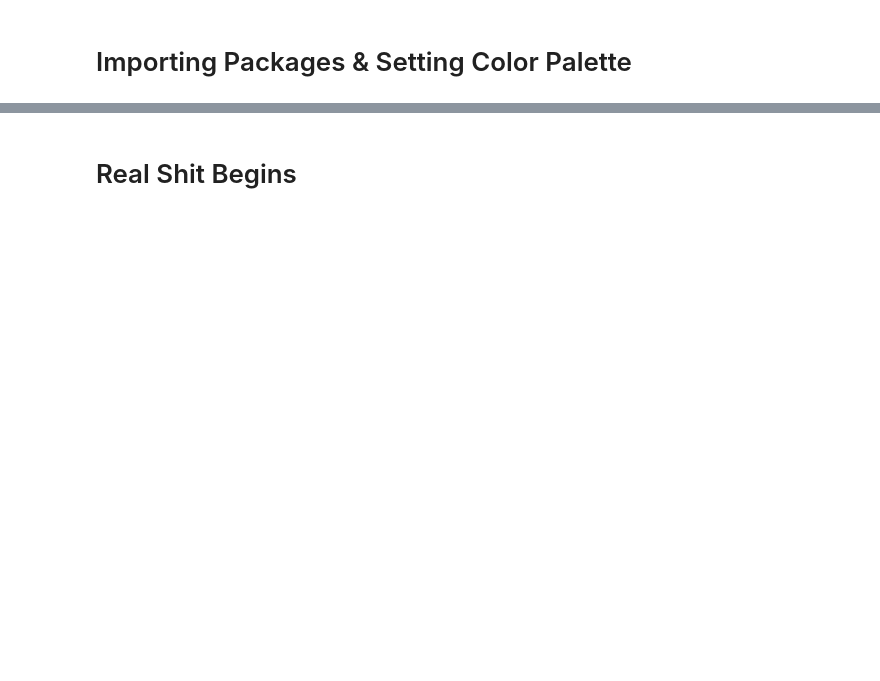
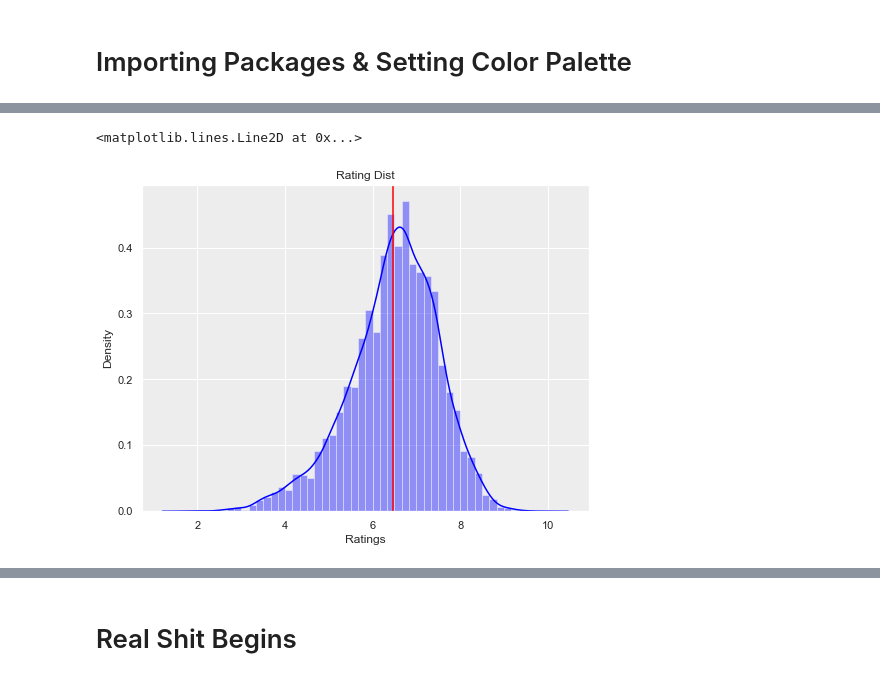
Before and after one commit to Ferdostto/Jupyter_Notebook_Test, a Jupyter notebook: BA Anime Recommendation Engine.ipynb, the cells around one changed output, grey strips where cells are left out. Saved outputs shown, nothing was run; the diff lists cells and outputs as text; code cells hidden in the pictures; blank space fills up the shorter version.

Commit message:
Read and Dist plot

```diff
--- a/BA Anime Recommendation Engine.ipynb
+++ b/BA Anime Recommendation Engine.ipynb
@@ -26,0 +21,3 @@ Life is gonna be great, just you hang in there, my bruv
+# %%
+anime = pd.read_csv(r'C:\Users\ASUS\Downloads\DATA DATA DATA (BA)\anime.csv')
+rating = pd.read_csv(r'C:\Users\ASUS\Downloads\DATA DATA DATA (BA)\rating.csv')
@@ -26,0 +42,9 @@ Life is gonna be great, just you hang in there, my bruv
+# %%
+sns.distplot(anime.rating, color = 'blue').set(title= "Rating Dist", xlabel= 'Ratings')
+
+mean = anime['rating'].mean()
+
+plt.axvline(mean, 0,1, color = 'red')
+# %% [output]
+<matplotlib.lines.Line2D at 0x...>
+[figure, added]
```
Also changed, not shown: parts of 7 cells of this notebook.
